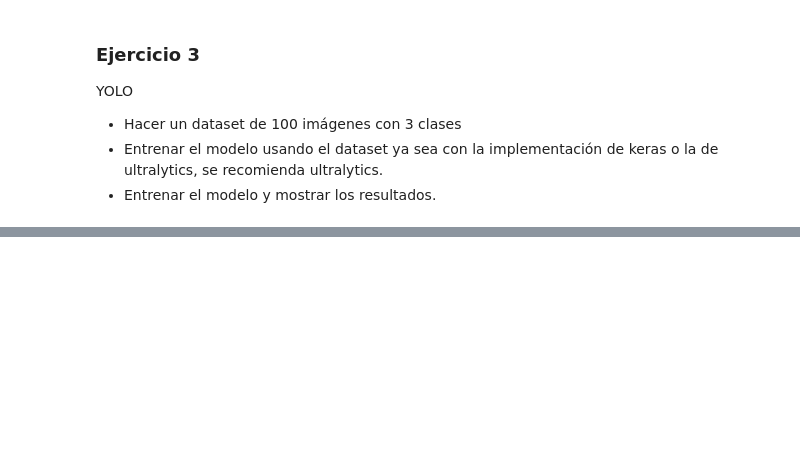
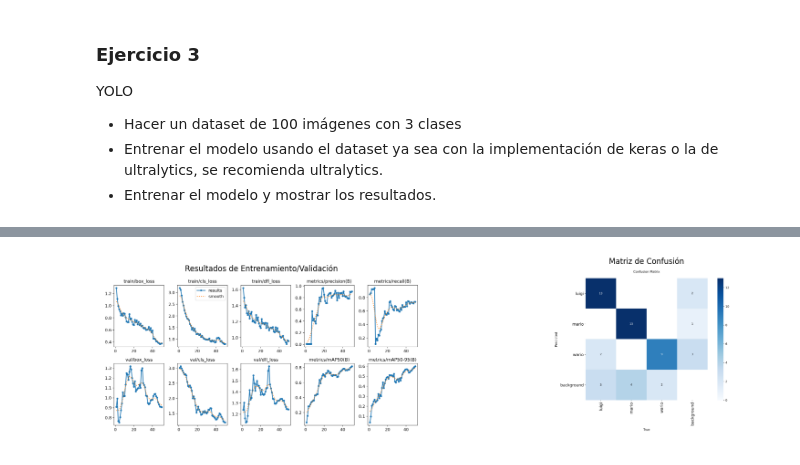
Before and after one commit to IsmaelOr/DiplomadoIA, a Jupyter notebook: ModuloVI/mainIsOrEs.ipynb, the cells around one changed output, grey strips where cells are left out. Cells and saved outputs as stored; diff of their text form; code cells hidden in the pictures; blank space fills up the shorter version.

```diff
--- a/ModuloVI/mainIsOrEs.ipynb
+++ b/ModuloVI/mainIsOrEs.ipynb
@@ -546,0 +656,20 @@ YOLO
+# %%
+import matplotlib.pyplot as plt
+from PIL import Image
+
+results = Image.open("../runs/detect/train/results.png")
+confusion_matrix = Image.open("../runs/detect/train/confusion_matrix.png")
+
+fig, axes = plt.subplots(1, 2, figsize=(20,5))
+
+axes[0].imshow(results)
+axes[0].set_title("Resultados de Entrenamiento/Validación")
+axes[0].axis('off')
+
+axes[1].imshow(confusion_matrix)
+axes[1].set_title("Matriz de Confusión")
+axes[1].axis('off')
+
+plt.show()
+# %% [output]
+[figure, added]
```
Also changed, not shown: parts of 23 cells of this notebook.
